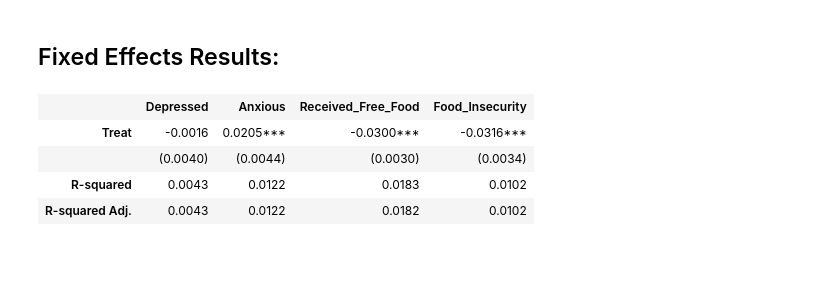
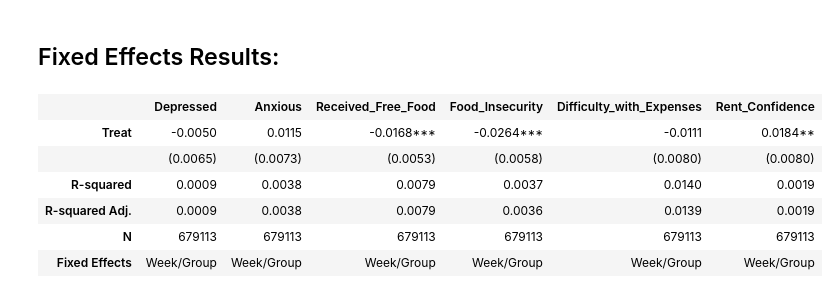
Before and after one commit to peter-amerkhanian/CTC-Evaluation, a Jupyter notebook: pp290_ctc.ipynb, the cells around one changed output. Saved outputs shown, nothing was run; the diff lists cells and outputs as text; code cells hidden in the pictures; blank space fills up the shorter version.

```diff
--- a/pp290_ctc.ipynb
+++ b/pp290_ctc.ipynb
@@ -77,0 +49,3 @@ df_m.shape
+# %%
+if number_of_kids:
+    df_m = df_m[(df_m['Number_of_kids'] == number_of_kids) | (df_m['Number_of_kids'] == 0)]
@@ -78,18 +62,22 @@ df_m.shape
 # %%
 sns.set_context("talk")
-fig, ax = plt.subplots(2, 2, figsize=(16, 10))
-dependent_vars = ['Depressed', 'Anxious', 'Received_Free_Food', 'Food_Insecurity']
-titles = ['Depressed', 'Anxious', 'Received Free Food', 'Food Insecurity']
+fig, ax = plt.subplots(3, 2, figsize=(16, 10), sharex=True)
+dependent_vars = ['Depressed', 'Anxious', 'Received_Free_Food', 'Food_Insecurity', 'Difficulty_with_Expenses', 'Rent_Confidence']
+titles = ['Depressed', 'Anxious', 'Received Free Food', 'Food Insecurity', 'Difficulty_with_Expenses', 'Rent_Confidence']
 counter = 0
-for i in range(2):
+for i in range(3):
     for j in range(2):
-        df_m.pivot_table(columns="Eligible", index="Week", values=dependent_vars[counter]).plot(ax=ax[i, j], legend=False)
+        pivoted_data = df_m.pivot_table(columns="Eligible", index="Week", values=dependent_vars[counter])
+        pivoted_data.plot(ax=ax[i, j], legend=False)
+        start = np.where(pivoted_data.index == 33)[0][0]
+        stop = np.where(pivoted_data.index == 39)[0][0]
         ax[i, j].axvline(33, c='tab:green', linestyle="--", alpha=.7)
-        ax[i, j].axvline(40, c='tab:red', linestyle="--", alpha=.7)
+        ax[i, j].axvline(39, c='tab:red', linestyle="--", alpha=.7)
         ax[i, j].set_title(titles[counter])
         ax[i, j].set_xlabel("Pulse Week")
+        ax[i, j].grid(alpha=.3)
         counter += 1
 ax[0, 1].legend(["Ineligible", "Eligible", "CTC Expansion", "End of Expansion"], loc="upper right", bbox_to_anchor=(1.6, 1))
 fig.tight_layout();
-fig.savefig(f"figures/trendlines_incomegroup_{income_threshold}.png", dpi=300, facecolor=fig.get_facecolor())
+fig.savefig(f"figures/trendlines_{number_of_kids}_kids.png", dpi=300, facecolor=fig.get_facecolor())
 # %% [output]
@@ -117,5 +95,5 @@ for var in dependent_vars:
             data=df_m,
             weights=df_m['Household_Weight']
         ).fit(cov_type="HC1"))
-    basic_did.save(f"models/{var}_did_model_group_{income_threshold}.p")
+    basic_did.save(f"models/{var}_did_model_{number_of_kids}_kids.p")
     dids.append(basic_did)
@@ -137,10 +112,10 @@ summary_col([*dids], stars=True)
 fe_dids = []
 for var in dependent_vars:
     formula = f"{var} ~  Eligible + C(Week) + {controls} + Treat"
-    model_path = f"models/{var}_fe_model_group_{income_threshold}.p"
-    if os.path.exists(model_path):
-        print("Loading", var, "locally")
-        fixed_effects_did = load_pickle(model_path)
+    model_path = f"models/{var}_fe_model_{number_of_kids}_kids.p"
+    # if os.path.exists(model_path):
+    #     print("Loading", var, "locally")
+    #     fixed_effects_did = load_pickle(model_path)
     fixed_effects_did = (
         sm.WLS.from_formula(
             formula,
@@ -152,13 +127,15 @@ for var in dependent_vars:
 # %% [markdown]
 ## Fixed Effects Results:
 # %%
-summary_col([*fe_dids], stars=True, regressor_order=["Treat"], drop_omitted=True)
+summary_col([*fe_dids], stars=True, regressor_order=["Treat"], drop_omitted=True, info_dict = {"N": lambda x: (str(int(x.nobs))), "Fixed Effects": lambda x: "Week/Group"})
 # %% [output]
-|  | Depressed | Anxious | Received_Free_Food | Food_Insecurity |
-| Treat | -0.0016 | 0.0205*** | -0.0300*** | -0.0316*** |
-|  | (0.0040) | (0.0044) | (0.0030) | (0.0034) |
-| R-squared | 0.0043 | 0.0122 | 0.0183 | 0.0102 |
-| R-squared Adj. | 0.0043 | 0.0122 | 0.0182 | 0.0102 |
+|  | Depressed | Anxious | Received_Free_Food | Food_Insecurity | Difficulty_with_Expenses | Rent_Confidence |
+| Treat | -0.0050 | 0.0115 | -0.0168*** | -0.0264*** | -0.0111 | 0.0184** |
+|  | (0.0065) | (0.0073) | (0.0053) | (0.0058) | (0.0080) | (0.0080) |
+| R-squared | 0.0009 | 0.0038 | 0.0079 | 0.0037 | 0.0140 | 0.0019 |
+| R-squared Adj. | 0.0009 | 0.0038 | 0.0079 | 0.0036 | 0.0139 | 0.0019 |
+| N | 679113 | 679113 | 679113 | 679113 | 679113 | 679113 |
+| Fixed Effects | Week/Group | Week/Group | Week/Group | Week/Group | Week/Group | Week/Group |
 # %%
 event_studies = []
 for var in dependent_vars:
```
Also changed, not shown: parts of 19 cells of this notebook, 42 other files.
